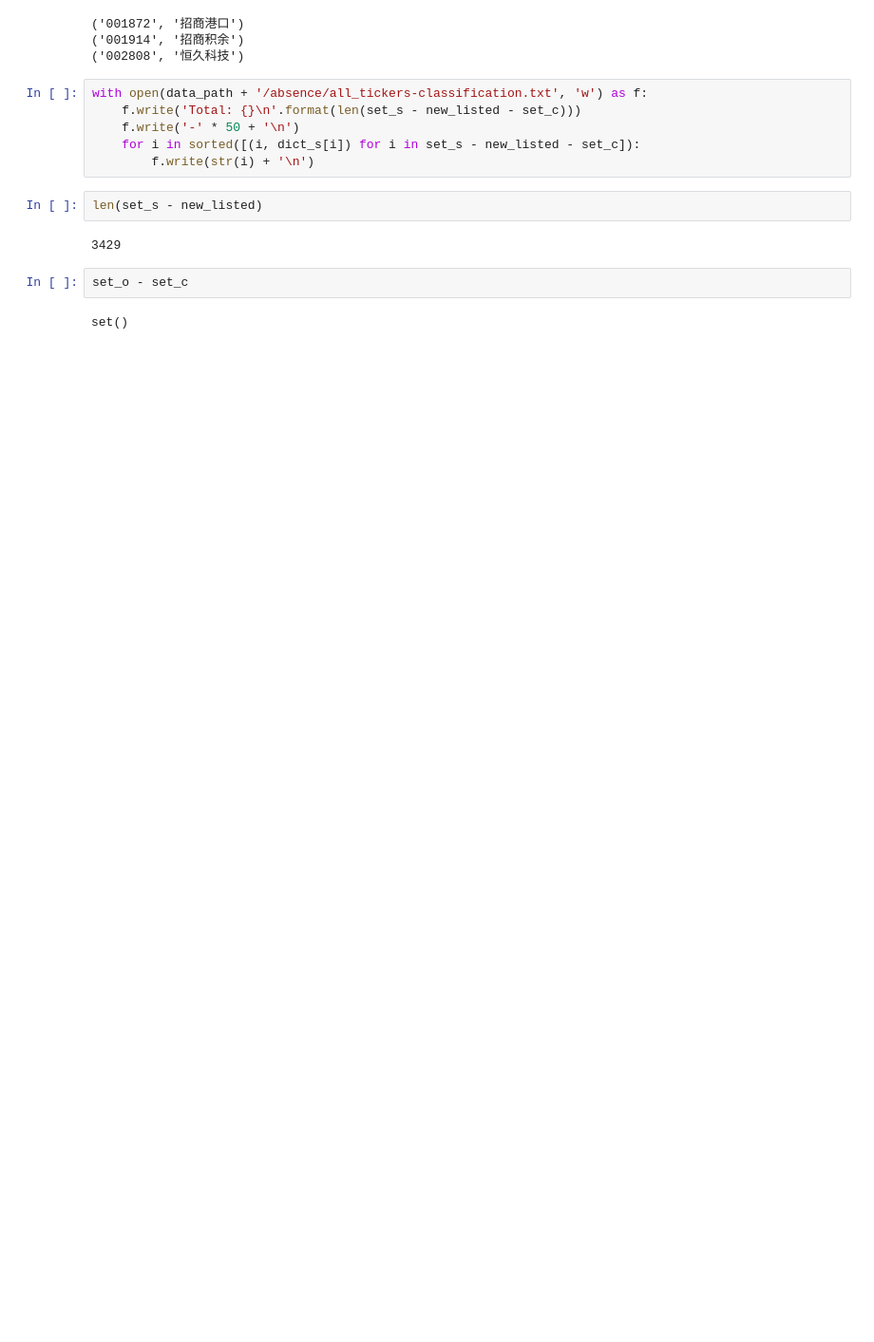
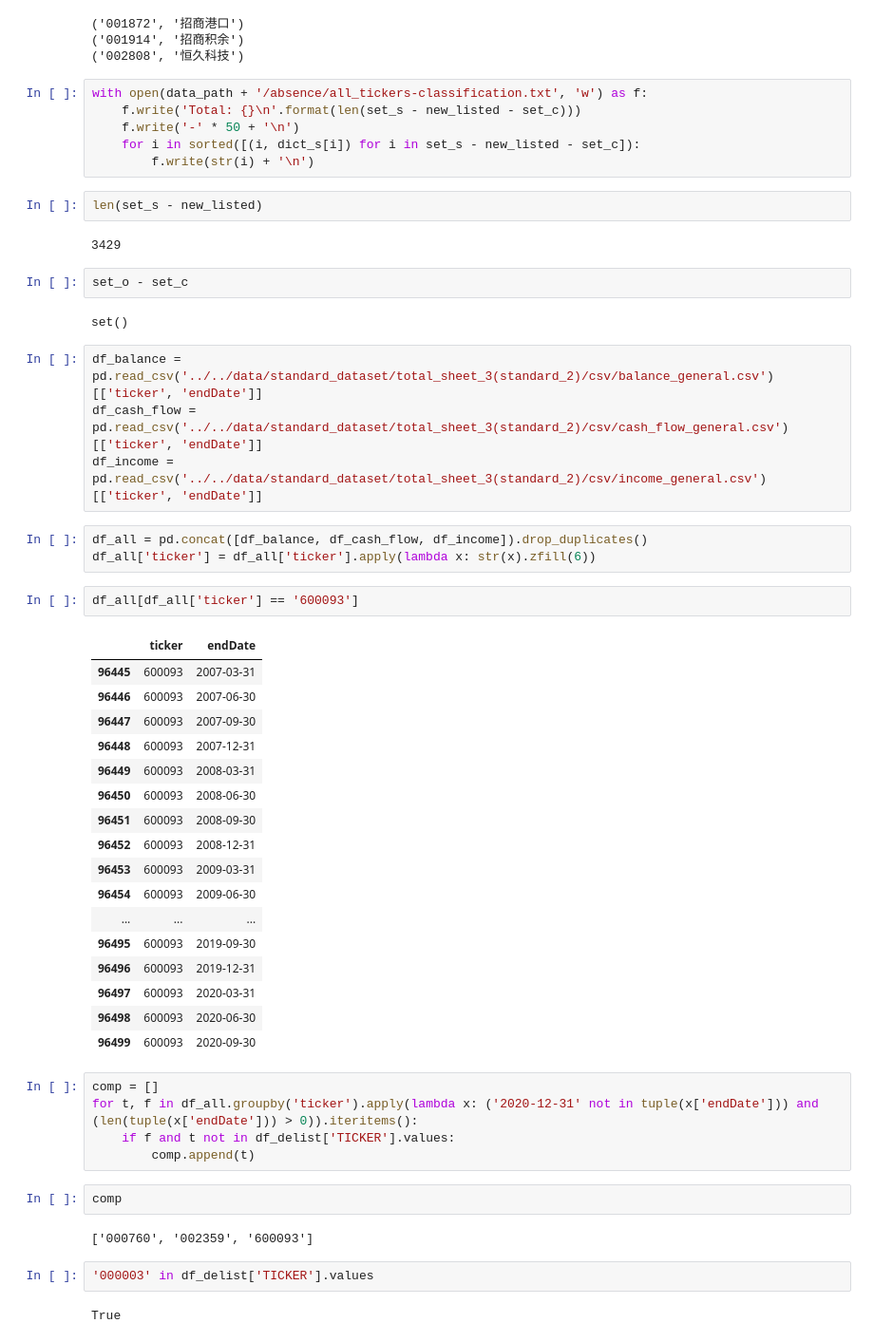
Before and after one commit to LeanderLXZ/intelligent-analysis-of-financial-statements, a Jupyter notebook: src/preprocess/preprocess.ipynb, the cells around one changed output. Shown at 95% size. Drawn from its saved outputs; the diff is of its cells as text; blank space fills up the shorter version.

```diff
--- a/src/preprocess/preprocess.ipynb
+++ b/src/preprocess/preprocess.ipynb
@@ -1065,3 +1051,43 @@ len(set_s - new_listed)
 set_o - set_c
 # %% [output]
 set()
+# %%
+df_balance = pd.read_csv('../../data/standard_dataset/total_sheet_3(standard_2)/csv/balance_general.csv')[['ticker', 'endDate']]
+df_cash_flow = pd.read_csv('../../data/standard_dataset/total_sheet_3(standard_2)/csv/cash_flow_general.csv')[['ticker', 'endDate']]
+df_income = pd.read_csv('../../data/standard_dataset/total_sheet_3(standard_2)/csv/income_general.csv')[['ticker', 'endDate']]
+# %%
+df_all = pd.concat([df_balance, df_cash_flow, df_income]).drop_duplicates()
+df_all['ticker'] = df_all['ticker'].apply(lambda x: str(x).zfill(6))
+# %%
+df_all[df_all['ticker'] == '600093']
+# %% [output]
+|  | ticker | endDate |
+| 96445 | 600093 | 2007-03-31 |
+| 96446 | 600093 | 2007-06-30 |
+| 96447 | 600093 | 2007-09-30 |
+| 96448 | 600093 | 2007-12-31 |
+| 96449 | 600093 | 2008-03-31 |
+| 96450 | 600093 | 2008-06-30 |
+| 96451 | 600093 | 2008-09-30 |
+| 96452 | 600093 | 2008-12-31 |
+| 96453 | 600093 | 2009-03-31 |
+| 96454 | 600093 | 2009-06-30 |
+| ... | ... | ... |
+| 96495 | 600093 | 2019-09-30 |
+| 96496 | 600093 | 2019-12-31 |
+| 96497 | 600093 | 2020-03-31 |
+| 96498 | 600093 | 2020-06-30 |
+| 96499 | 600093 | 2020-09-30 |
+# %%
+comp = []
+for t, f in df_all.groupby('ticker').apply(lambda x: ('2020-12-31' not in tuple(x['endDate'])) and (len(tuple(x['endDate'])) > 0)).iteritems():
+    if f and t not in df_delist['TICKER'].values:
+        comp.append(t)
+# %%
+comp
+# %% [output]
+['000760', '002359', '600093']
+# %%
+'000003' in df_delist['TICKER'].values
+# %% [output]
+True
```
Also changed, not shown: parts of 7 cells of this notebook, 1 other file.
